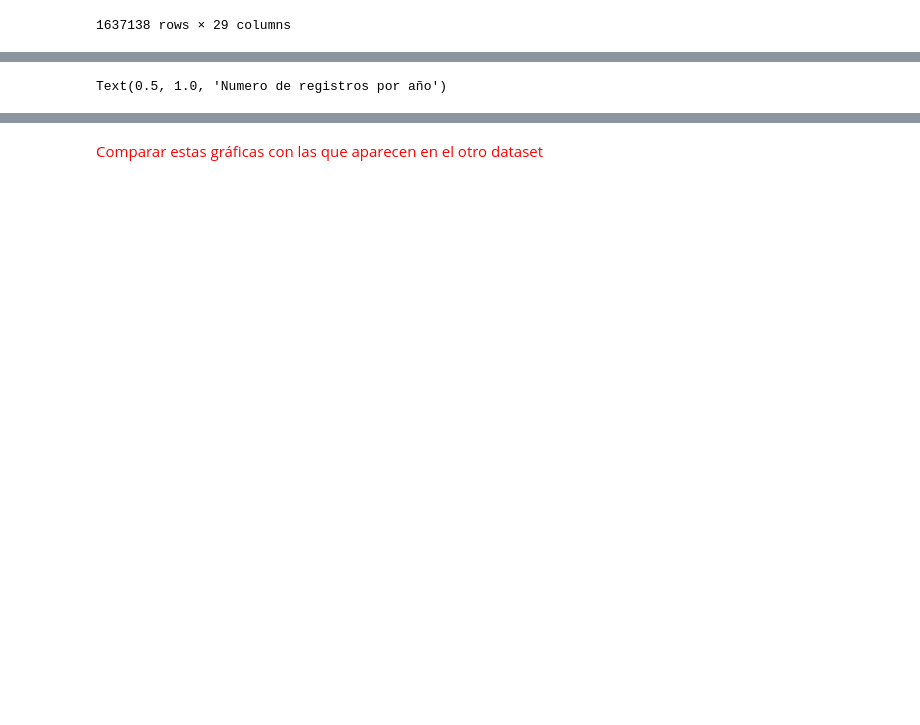
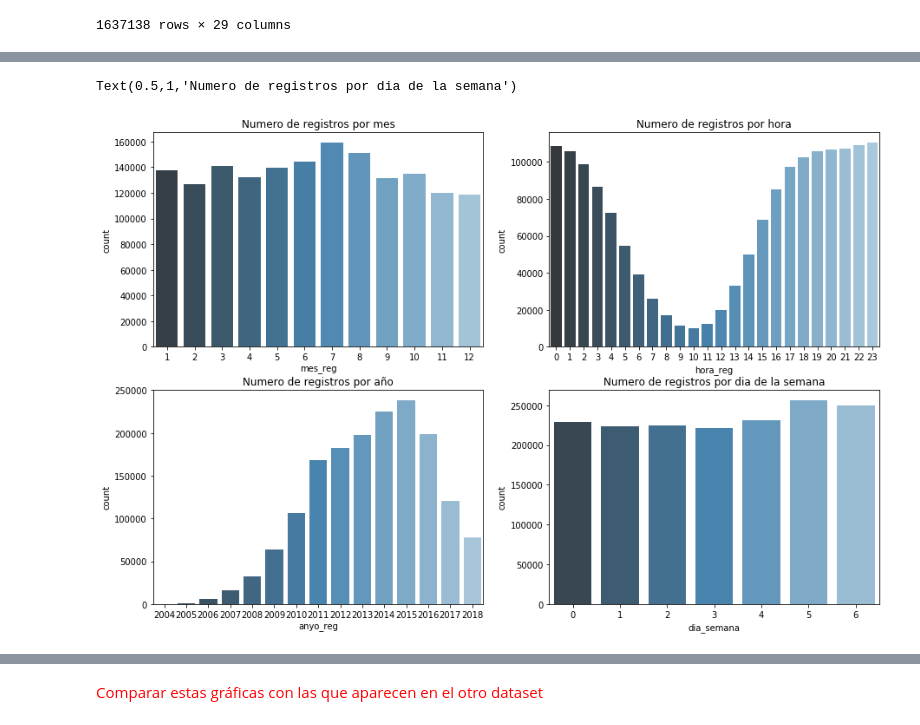
Before and after one commit to jcorrochanoj/DesafioFinalAD, a Jupyter notebook: Analisis_USERS.ipynb, the cells around one changed output, grey strips where cells are left out. Cells and saved outputs as stored; diff of their text form; code cells hidden in the pictures; blank space fills up the shorter version.

```diff
--- a/Analisis_USERS.ipynb
+++ b/Analisis_USERS.ipynb
@@ -200,0 +227,5 @@ df_users_limpio
+# %%
+df_users_temp = df_users_limpio.copy()
+df_users_temp['Fecha'] = df_users_temp["anyo_reg"].map(str) + '-' + df_users_temp["mes_reg"].map(str) + '-' + df_users_temp["dia_reg"].map(str)
+df_users_temp['dia_semana']= pd.to_datetime(df_users_temp['Fecha']).dt.dayofweek
+df_users_temp.sort_values(by='Fecha')
@@ -201,19 +246,24 @@ df_users_limpio
 # %%
 import matplotlib.pyplot as plt
 import seaborn as sns
 
 fig=plt.figure(figsize=(15,10))
 
 ax = fig.add_subplot(2, 2, 1)
-ax = sns.countplot(x="mes_reg", data=df_users_limpio, palette="Blues_d")
+ax = sns.countplot(x="mes_reg", data=df_users_temp, palette="Blues_d")
 plt.title("Numero de registros por mes")
 
 ax = fig.add_subplot(2, 2, 2)
-ax = sns.countplot(x="hora_reg", data=df_users_limpio, palette="Blues_d")
+ax = sns.countplot(x="hora_reg", data=df_users_temp, palette="Blues_d")
 plt.title("Numero de registros por hora")
 
 ax = fig.add_subplot(2, 2, 3)
-ax = sns.countplot(x="anyo_reg", data=df_users_limpio, palette="Blues_d")
+ax = sns.countplot(x="anyo_reg", data=df_users_temp, palette="Blues_d")
 plt.title("Numero de registros por año")
+
+ax = fig.add_subplot(2, 2, 4)
+ax = sns.countplot(x="dia_semana", data=df_users_temp, palette="Blues_d")
+plt.title("Numero de registros por dia de la semana")
 # %% [output]
-Text(0.5, 1.0, 'Numero de registros por año')
+Text(0.5,1,'Numero de registros por dia de la semana')
+[figure, added]
```
Also changed, not shown: parts of 23 cells of this notebook.
